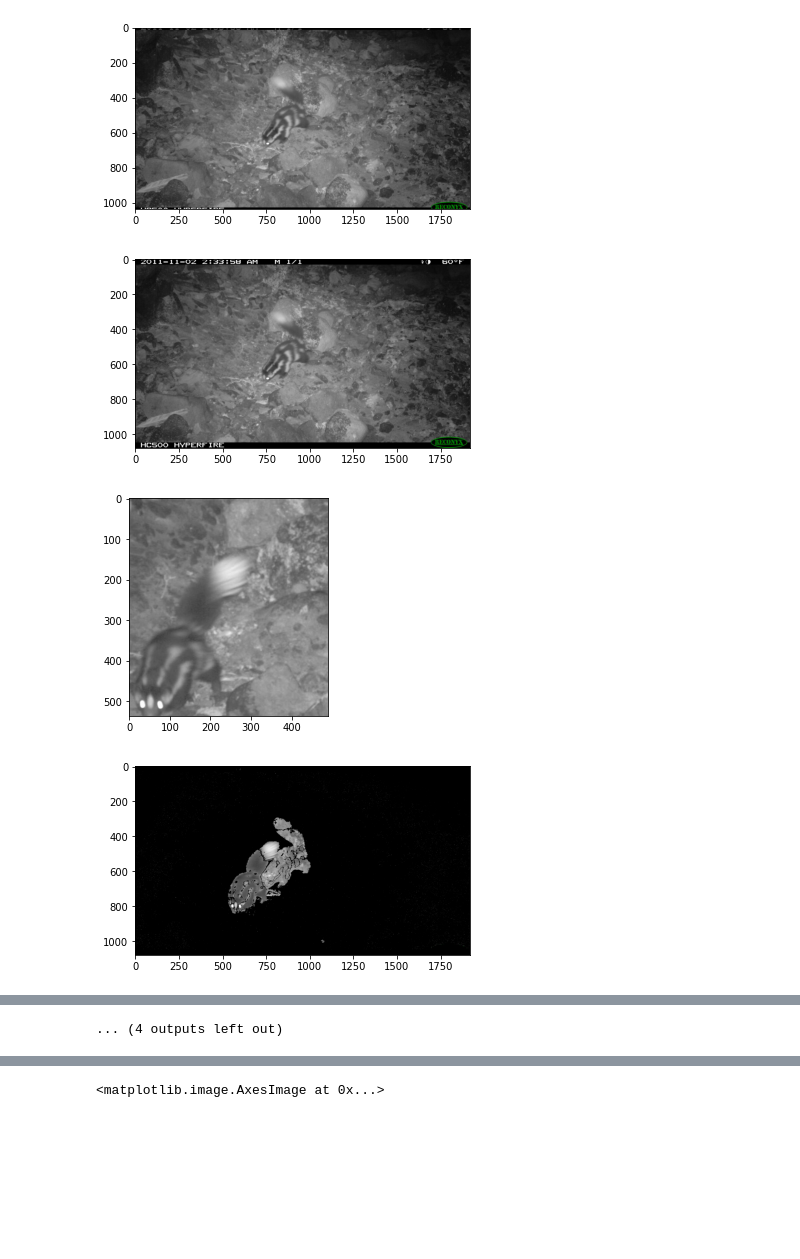
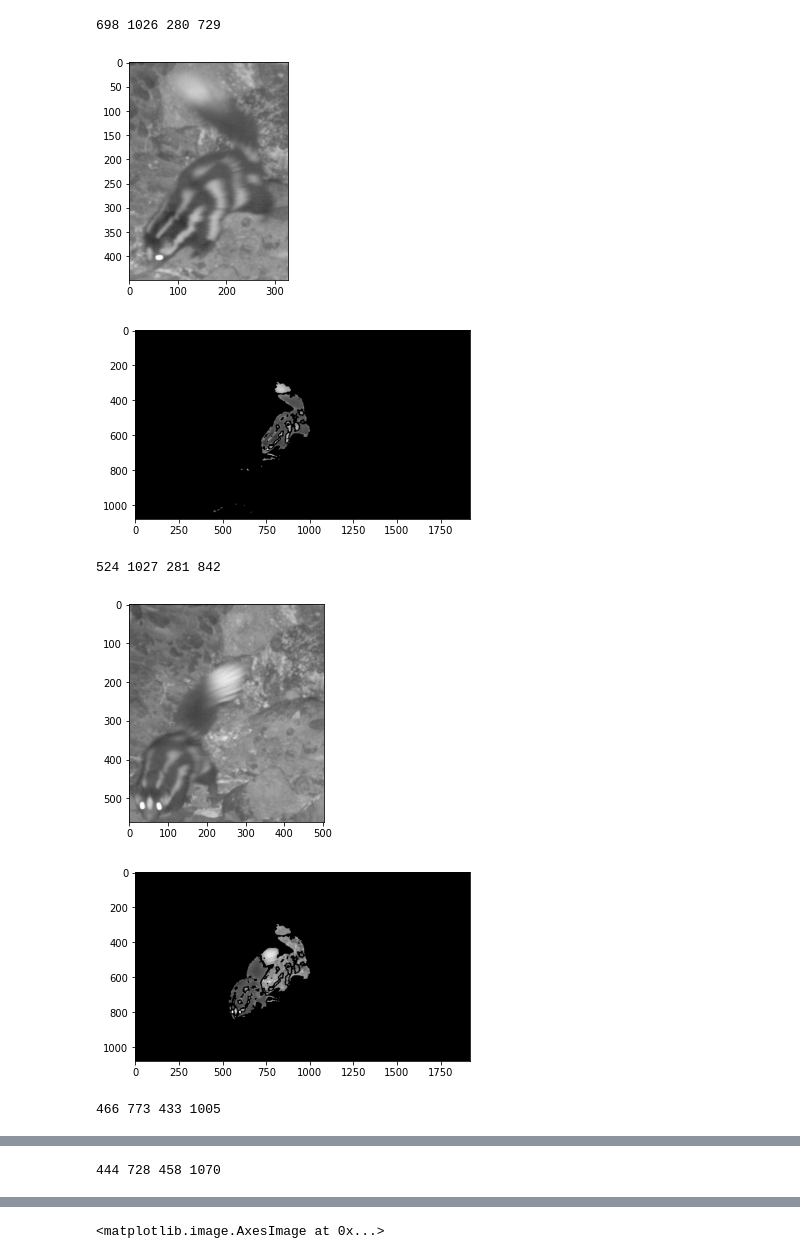
Before and after one commit to Jakob-98/wild, a Jupyter notebook: notebooks_misc/backgroundsubs.ipynb, the cells around one changed output, grey strips where cells are left out. Cells and saved outputs as stored; diff of their text form; code cells hidden in the pictures; blank space fills up the shorter version.

```diff
--- a/notebooks_misc/backgroundsubs.ipynb
+++ b/notebooks_misc/backgroundsubs.ipynb
@@ -92,21 +167,34 @@ def getBox(src):
 sequence_path = myimgpaths
 seq_images = [cv2.imread(img) for img in sequence_path]
 # %%
+import time
 bgs = getSequenceBGSub(seq_images)
+imgs = []
 for i, bg in enumerate(bgs):
+    width, height = bg.shape
     boolbackground = bg != 0
     img = seq_images[i]
     img_booled = img * boolbackground[..., np.newaxis]
     xmin, xmax, ymin, ymax = getBox(img_booled)
-    reshaped_img = img[ymin:ymax, xmin:xmax, :]
+    if (xmax-xmin) < 10 or (ymax - ymin) < 10:
+        reshaped_img = img
+    else:
+        xmin, xmax = max(xmin-15, 0), min(xmax+15, width)
+        ymin, ymax = max(ymin-15, 0), min(ymax+15, height)
+        print(xmin, xmax, ymin, ymax)
+        reshaped_img = img[ymin:ymax, xmin:xmax, :]
+    imgs.append(reshaped_img)
     plt.figure()
     plt.imshow(reshaped_img)
     plt.show()
     plt.figure()
     plt.imshow(img_booled)
     plt.show()
 # %% [output]
+698 1026 280 729
-[figure, old version]
+[figure, new version]
-[figure, old version]
+[figure, new version]
+524 1027 281 842
-[figure, old version]
+[figure, new version]
-[figure, old version]
+[figure, new version]
+466 773 433 1005
@@ -114,0 +203 @@ for i, bg in enumerate(bgs):
+444 728 458 1070
@@ -121 +205,0 @@ for i, bg in enumerate(bgs):
-... (4 outputs left out)
```
Also changed, not shown: parts of 16 cells of this notebook, 2 other files.
